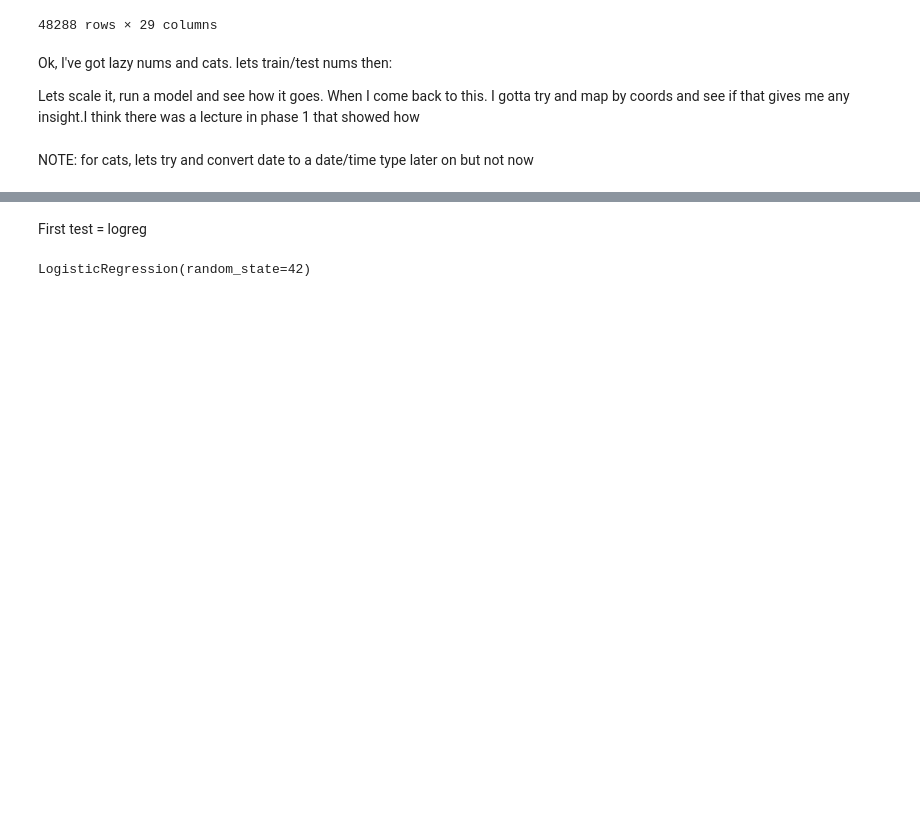
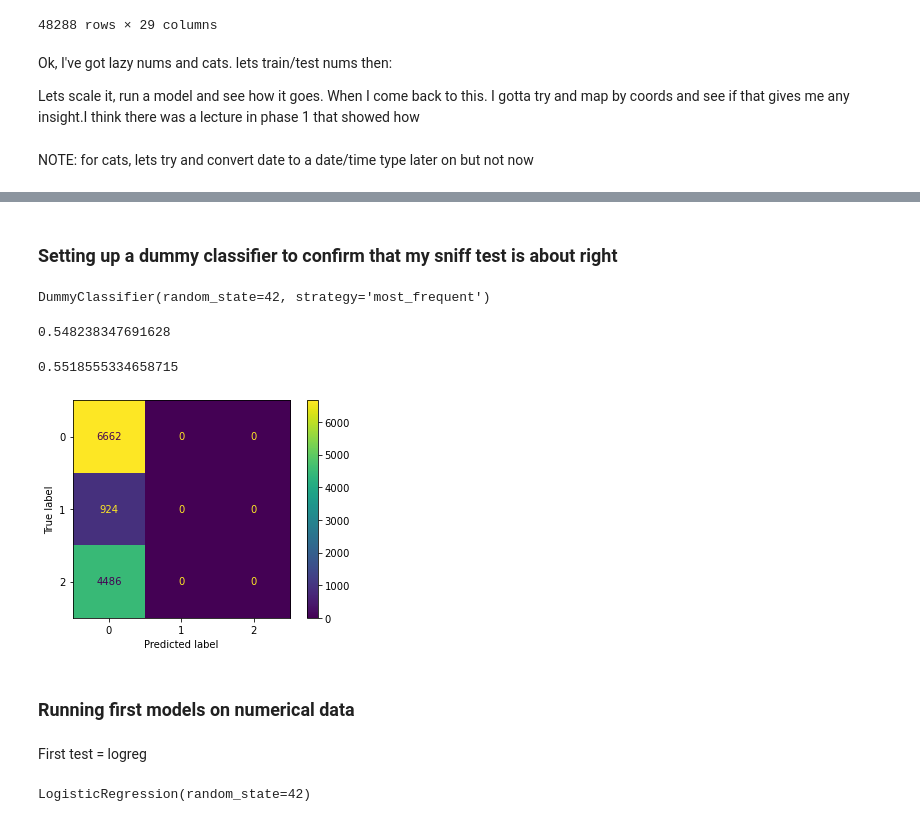
Before and after one commit to mduncan23/Tanzanian-Water-Wells-Analysis, a Jupyter notebook: Water_well_project.ipynb, the cells around one changed output, grey strips where cells are left out. Drawn from its saved outputs; the diff is of its cells as text; code cells hidden in the pictures; blank space fills up the shorter version.

Commit message:
setting up confusion matrix and feature importance

```diff
--- a/Water_well_project.ipynb
+++ b/Water_well_project.ipynb
@@ -361,6 +365,28 @@ ss = StandardScaler().fit(X_train)
 X_train_scaled = ss.transform(X_train)
 # %%
 X_test_scaled = ss.transform(X_test)
+# %% [markdown]
+### Setting up a dummy classifier to confirm that my sniff test is about right
+# %%
+dummy = DummyClassifier(strategy='most_frequent', random_state=42)
+# %%
+dummy.fit(X_train, y_train)
+# %% [output]
+DummyClassifier(random_state=42, strategy='most_frequent')
+# %%
+dummy.score(X_train_scaled, y_train)
+# %% [output]
+0.548238347691628
+# %%
+dummy.score(X_test_scaled, y_test)
+# %% [output]
+0.5518555334658715
+# %%
+plot_confusion_matrix(dummy, X_test_scaled, y_test);
+# %% [output]
+[figure, added]
+# %% [markdown]
+### Running first models on numerical data
 # %% [markdown]
 First test = logreg
 # %%
```
Also changed, not shown: parts of 24 cells of this notebook.
